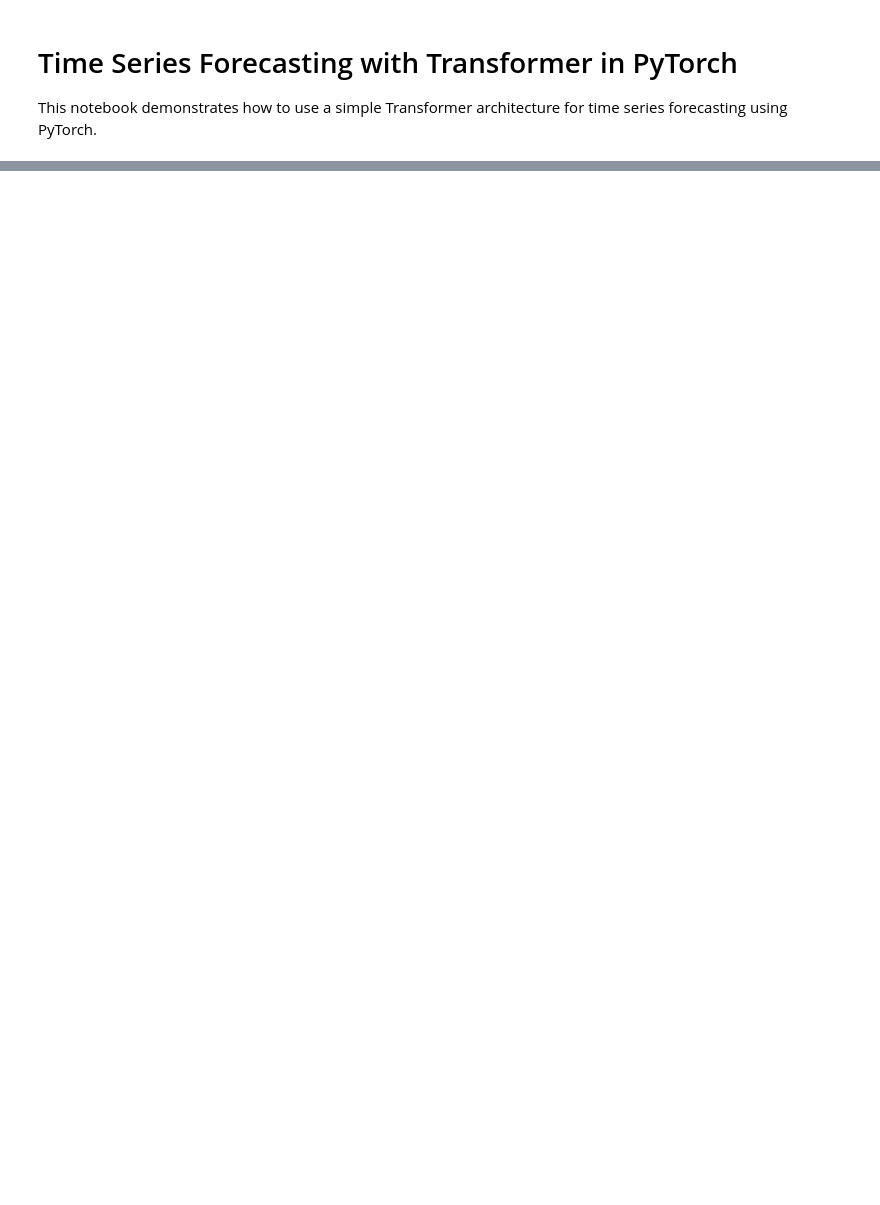
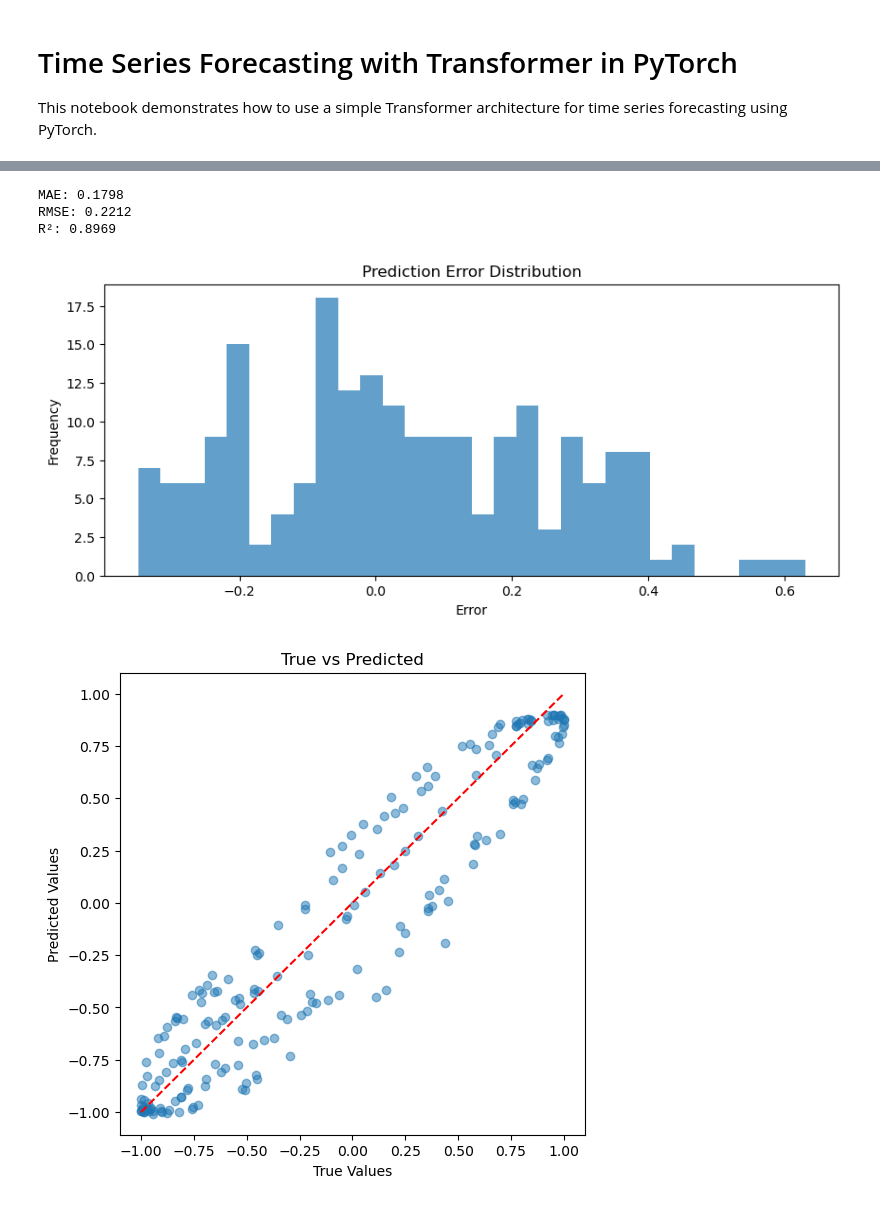
Before and after one commit to Tom-Laurent-TL/time_series_forecasting, a Jupyter notebook: simple_forecasting/main.ipynb, the cells around one changed output, grey strips where cells are left out. Saved outputs shown, nothing was run; the diff lists cells and outputs as text; code cells hidden in the pictures; blank space fills up the shorter version.

```diff
--- a/simple_forecasting/main.ipynb
+++ b/simple_forecasting/main.ipynb
@@ -39,7 +39,7 @@ test_loader = DataLoader(test_dataset, batch_size=BATCH_SIZE)
 # %%
 # Model, optimizer, and loss function
 model = TimeSeriesTransformer(input_size=1).to(device)
-optimizer = torch.optim.Adam(model.parameters(), lr=LR)
+optimizer = optim.Adam(model.parameters(), lr=LR)
 criterion = nn.MSELoss()
 # %%
 # Training loop using DataLoader
@@ -83,0 +106,35 @@ plt.show()
+# %%
+from sklearn.metrics import mean_absolute_error, mean_squared_error, r2_score
+
+# Calculate regression metrics
+mae = mean_absolute_error(true_vals, preds)
+rmse = np.sqrt(mean_squared_error(true_vals, preds))
+r2 = r2_score(true_vals, preds)
+
+print(f"MAE: {mae:.4f}")
+print(f"RMSE: {rmse:.4f}")
+print(f"R²: {r2:.4f}")
+
+# Plot prediction errors
+errors = true_vals - preds
+plt.figure(figsize=(10,4))
+plt.hist(errors, bins=30, alpha=0.7)
+plt.title('Prediction Error Distribution')
+plt.xlabel('Error')
+plt.ylabel('Frequency')
+plt.show()
+
+# Scatter plot: True vs Predicted
+plt.figure(figsize=(6,6))
+plt.scatter(true_vals, preds, alpha=0.5)
+plt.plot([true_vals.min(), true_vals.max()], [true_vals.min(), true_vals.max()], 'r--')
+plt.xlabel('True Values')
+plt.ylabel('Predicted Values')
+plt.title('True vs Predicted')
+plt.show()
+# %% [output]
+MAE: 0.1798
+RMSE: 0.2212
+R²: 0.8969
+[figure, added]
+[figure, added]
```
Also changed, not shown: parts of 4 cells of this notebook, 3 other files.
